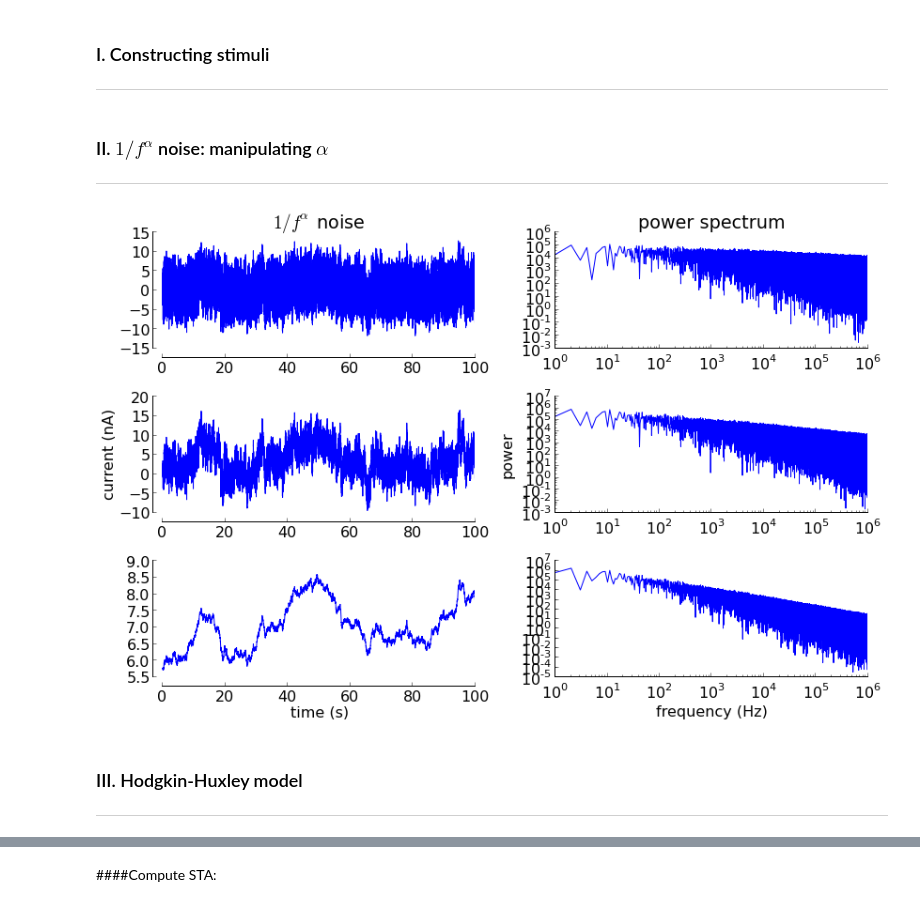
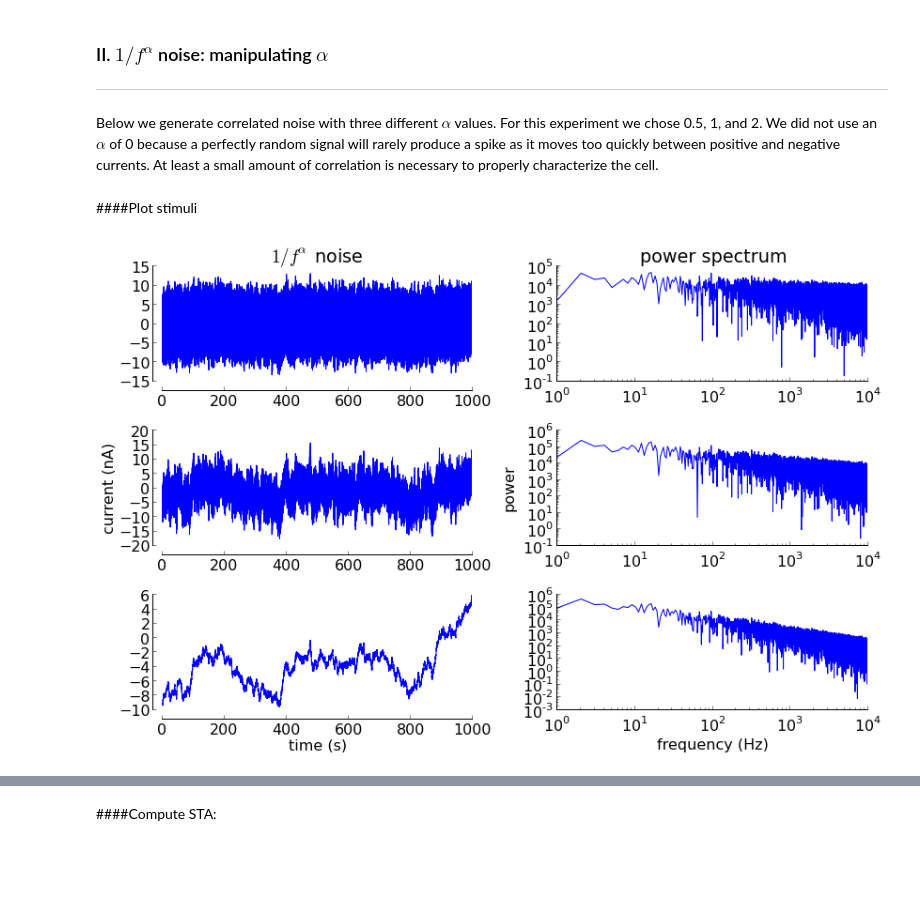
Before and after one commit to bps10/bps10.github.com, a Jupyter notebook: notebooks/Natural scenes.ipynb, the cells around one changed output, grey strips where cells are left out. Drawn from its saved outputs; the diff is of its cells as text; code cells hidden in the pictures; blank space fills up the shorter version.

```diff
--- a/notebooks/Natural scenes.ipynb
+++ b/notebooks/Natural scenes.ipynb
@@ -48,3 +121,17 @@ def TufteAxis(ax, log=False):
+# %% [markdown]
+### II. $1 / f^{\alpha}$ noise: manipulating $\alpha$
+***
+
+Below we generate correlated noise with three different $\alpha$ values.  For this experiment we chose 0.5, 1, and 2.  We did not use an $\alpha$ of 0 because a perfectly random signal will rarely produce a spike as it moves too quickly between positive and negative currents.  At least a small amount of correlation is necessary to properly characterize the cell.
+# %%
+# Generate noise stimuli with various degrees of correlation:
+stimA = CorrelatedNoise1D(tim / dt, 5, 0, 0.5, 1)
+stimB = CorrelatedNoise1D(tim / dt, 5, 0, 1, 1)
+stimC = CorrelatedNoise1D(tim / dt, 5, 0, 2, 1)
+
+# Compute power spectrum:
+powerA = abs(np.fft.fftshift(np.real(np.fft.fft(stimA))))
+powerB = abs(np.fft.fftshift(np.real(np.fft.fft(stimB))))
+powerC = abs(np.fft.fftshift(np.real(np.fft.fft(stimC))))
 # %% [markdown]
-### I. Constructing stimuli
-***
+####Plot stimuli
@@ -98,55 +138,49 @@ def CorrelatedNoise1D(numSamples, standardDev=0.3, meanValue=0, alphaValue=1, se
-# %% [markdown]
-### II. $1 / f^{\alpha}$ noise: manipulating $\alpha$
-***
 # %%
-# Generate noise stimuli with various degrees of correlation:
-stimA = CorrelatedNoise1D(tim / dt, 5, 0, 0.5, 3)
-stimB = CorrelatedNoise1D(tim / dt, 5, 0, 1, 3)
-stimC = CorrelatedNoise1D(tim / dt, 5, 0, 2, 3)
-
-# Compute power spectrum:
-powerA = abs(np.fft.fftshift(np.real(np.fft.fft(stimA))))
-powerB = abs(np.fft.fftshift(np.real(np.fft.fft(stimB))))
-powerC = abs(np.fft.fftshift(np.real(np.fft.fft(stimC))))
-
-
-# Plot stimuli and power spectrum:
+# Plot stimuli, power spectrum and autocorrelation:
 fig = plt.figure(figsize=(12,8))
 plt.rc('font', **{'size': 16, })
 
 ax1 = fig.add_subplot(321)
 ax2 = fig.add_subplot(322)
 ax3 = fig.add_subplot(323)
 ax4 = fig.add_subplot(324)
 ax5 = fig.add_subplot(325)
 ax6 = fig.add_subplot(326)
 
-ax1.plot(np.arange(0, 100 / dt) * dt, stimA[0:100 / dt])
-ax2.loglog(powerA[len(powerA) / 2 + 2:-1])
-ax3.plot(np.arange(0, 100 / dt) * dt, stimB[0:100 / dt])
-ax4.loglog(powerB[len(powerB) / 2 + 2:-1])
-ax5.plot(np.arange(0, 100 / dt) * dt, stimC[0:100 / dt])
-ax6.loglog(powerC[len(powerC) / 2 + 2:-1])
+length = 1000
 
+# alpha = 0.5
+ax1.plot(np.arange(0, length / dt) * dt, stimA[0:length / dt])
+ax2.loglog(powerA[len(powerA) / 2 + 2:-1][:10 ** 4])
 
+# alpha = 1.0
+ax3.plot(np.arange(0, length / dt) * dt, stimB[0:length / dt])
+ax4.loglog(powerB[len(powerB) / 2 + 2:-1][:10 ** 4])
+
+#alpha = 2.0
+ax5.plot(np.arange(0, length / dt) * dt, stimC[0:length / dt])
+ax6.loglog(powerC[len(powerC) / 2 + 2:-1][:10 ** 4])
+
+# make the plots look nice:
 TufteAxis(ax1)
 TufteAxis(ax2, True)
 TufteAxis(ax3)
 TufteAxis(ax4, True)
 TufteAxis(ax5)
 TufteAxis(ax6, True)
 
+# add some titles:
 ax1.set_title('$1/f^{\\alpha}$ noise')
 ax2.set_title('power spectrum')
 ax3.set_ylabel('current (nA)')
 ax4.set_ylabel('power')
 ax5.set_xlabel('time (s)')
 ax6.set_xlabel('frequency (Hz)')
 
 plt.tight_layout()
 plt.show()
+
+# Free up memory:
+del powerA, powerB, powerC
 # %% [output]
-[figure, old version]
+[figure, new version]
-# %% [markdown]
-### III. Hodgkin-Huxley model
-***
```
Also changed, not shown: parts of 32 cells of this notebook.
